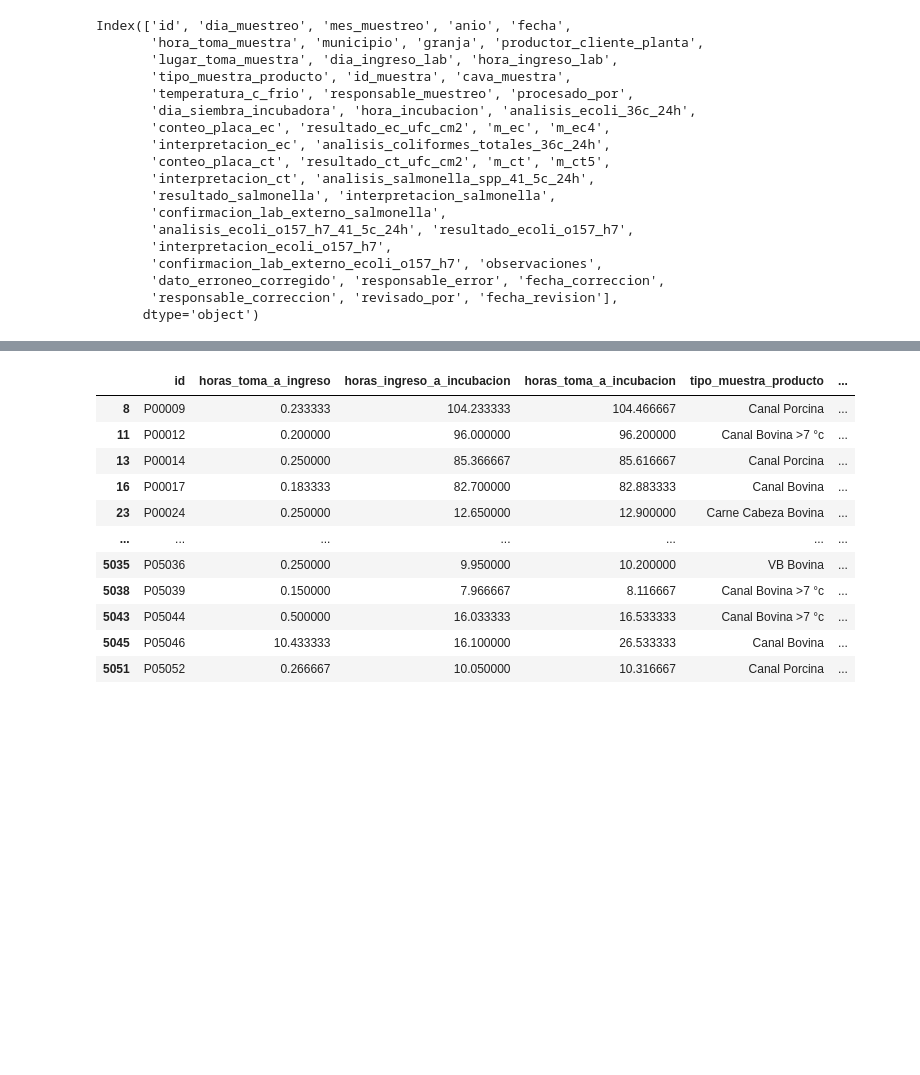
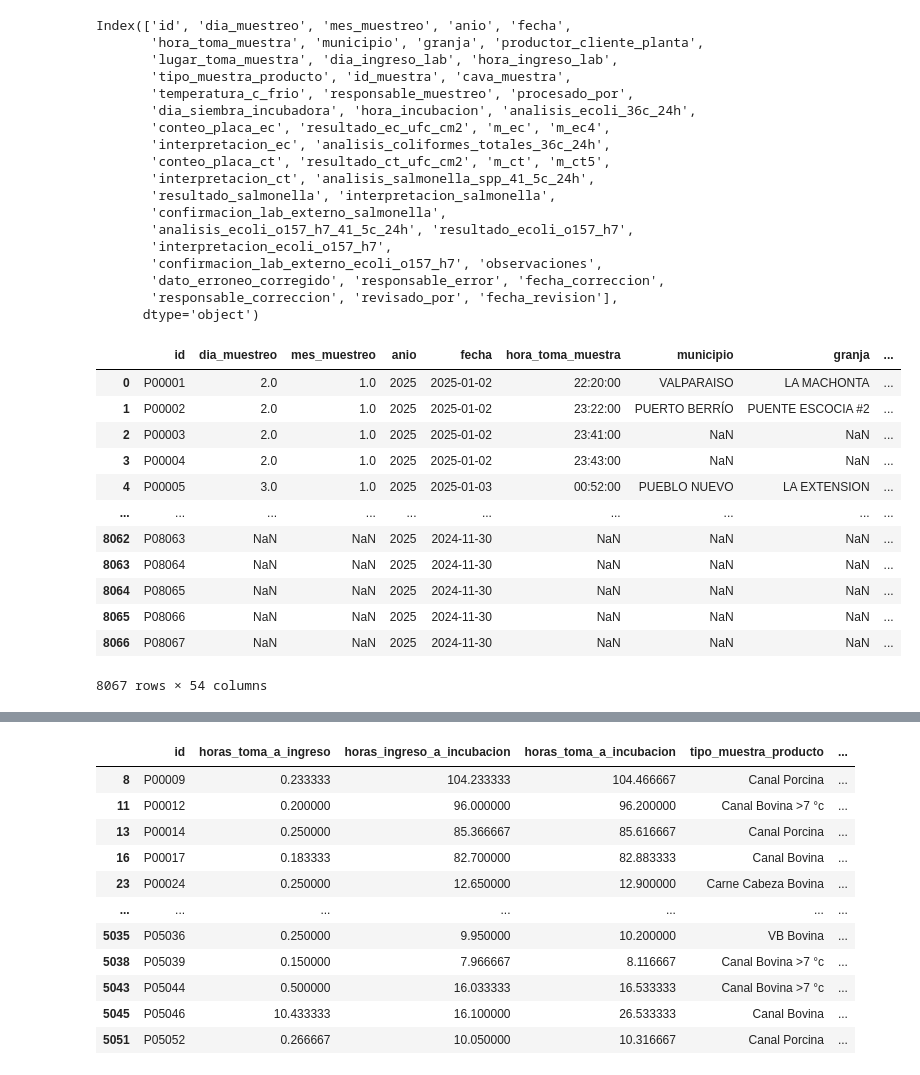
Before and after one commit to jdrincone/hawking, a Jupyter notebook: exploration/exp_central_ganadera_tiempos.ipynb, the cells around one changed output, grey strips where cells are left out. Cells and saved outputs as stored; diff of their text form; code cells hidden in the pictures; blank space fills up the shorter version.

```diff
--- a/exploration/exp_central_ganadera_tiempos.ipynb
+++ b/exploration/exp_central_ganadera_tiempos.ipynb
@@ -152,3 +133,19 @@ df_good = df[~cond]
+# %%
+df
+# %% [output]
+|  | id | dia_muestreo | mes_muestreo | anio | fecha | hora_toma_muestra | municipio | granja | ... |
+| 0 | P00001 | 2.0 | 1.0 | 2025 | 2025-01-02 | 22:20:00 | VALPARAISO | LA MACHONTA | ... |
+| 1 | P00002 | 2.0 | 1.0 | 2025 | 2025-01-02 | 23:22:00 | PUERTO BERRÍO | PUENTE ESCOCIA #2 | ... |
+| 2 | P00003 | 2.0 | 1.0 | 2025 | 2025-01-02 | 23:41:00 | NaN | NaN | ... |
+| 3 | P00004 | 2.0 | 1.0 | 2025 | 2025-01-02 | 23:43:00 | NaN | NaN | ... |
+| 4 | P00005 | 3.0 | 1.0 | 2025 | 2025-01-03 | 00:52:00 | PUEBLO NUEVO | LA EXTENSION | ... |
+| ... | ... | ... | ... | ... | ... | ... | ... | ... | ... |
+| 8062 | P08063 | NaN | NaN | 2025 | 2024-11-30 | NaN | NaN | NaN | ... |
+| 8063 | P08064 | NaN | NaN | 2025 | 2024-11-30 | NaN | NaN | NaN | ... |
+| 8064 | P08065 | NaN | NaN | 2025 | 2024-11-30 | NaN | NaN | NaN | ... |
+| 8065 | P08066 | NaN | NaN | 2025 | 2024-11-30 | NaN | NaN | NaN | ... |
+| 8066 | P08067 | NaN | NaN | 2025 | 2024-11-30 | NaN | NaN | NaN | ... |
+8067 rows × 54 columns
 # %%
 cls = [
 'id',
```
Also changed, not shown: parts of 19 cells of this notebook, 1 other file.
